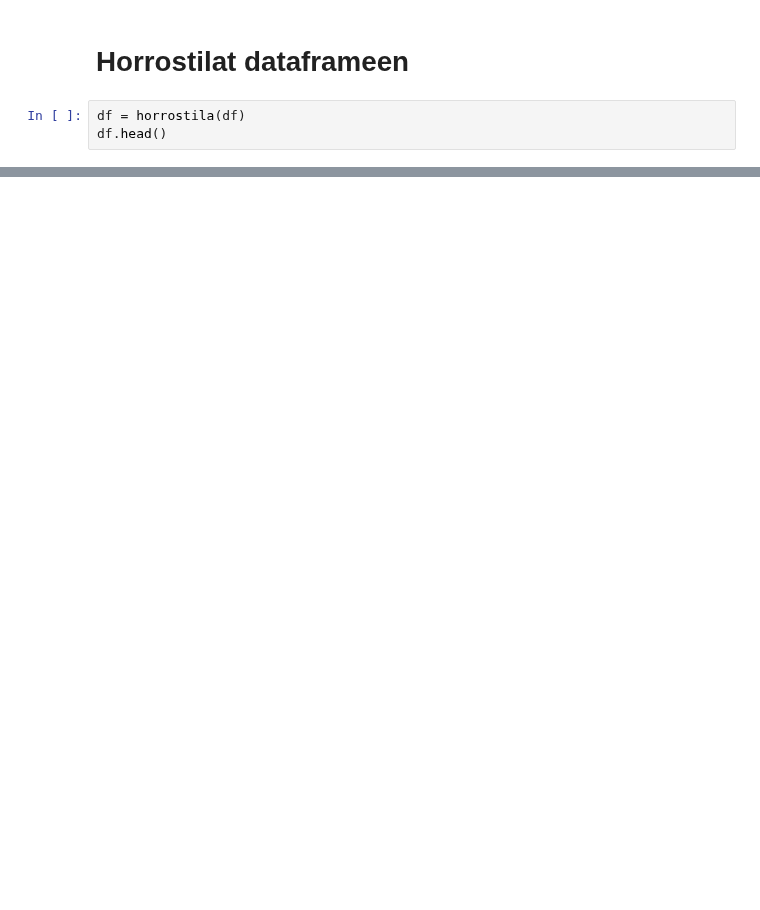
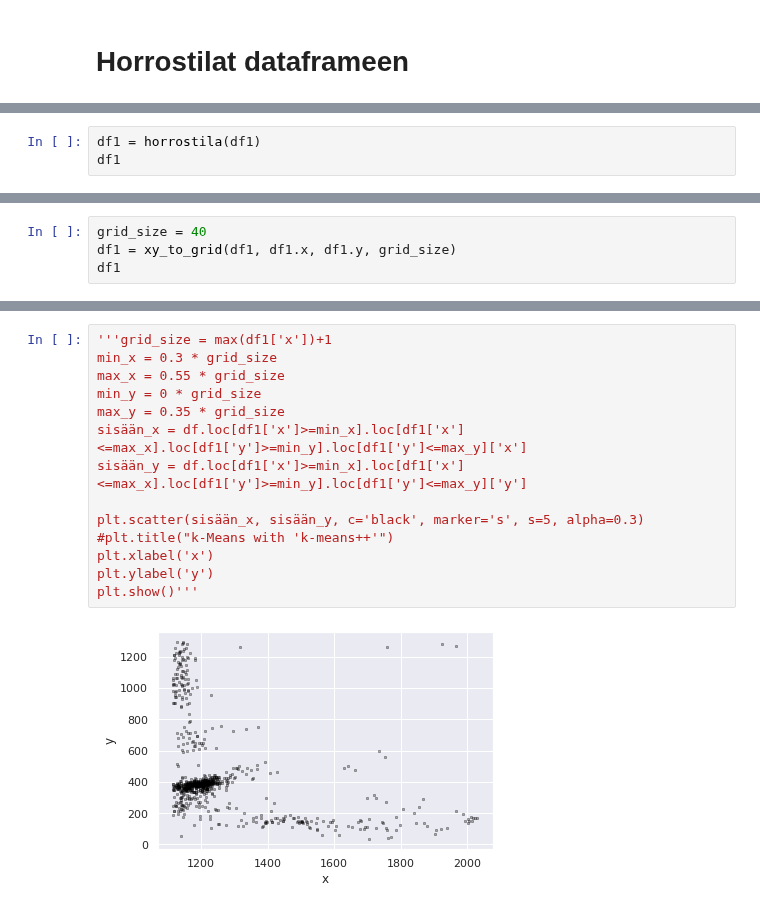
Before and after one commit to Erik-Eki/Project-2-machine-learning-applications, a Jupyter notebook: main2.ipynb, the cells around one changed output, grey strips where cells are left out. Drawn from its saved outputs; the diff is of its cells as text; blank space fills up the shorter version.

Commit message:
horrostila dokumentti ja piirto
Former-commit-id: d265fd76330940a1bb5dbc5db56d0debdd3d67c5

```diff
--- a/main2.ipynb
+++ b/main2.ipynb
@@ -129,5 +116,2 @@ df2.head(100)
 # %% [markdown]
 # Horrostilat dataframeen
-# %%
-df = horrostila(df)
-df.head()
@@ -140,0 +118,3 @@ df.head()
+# %%
+df1 = horrostila(df1)
+df1
@@ -140,0 +150,4 @@ df.head()
+# %%
+grid_size = 40
+df1 = xy_to_grid(df1, df1.x, df1.y, grid_size)
+df1
@@ -140,0 +168,16 @@ df.head()
+# %%
+'''grid_size = max(df1['x'])+1
+min_x = 0.3 * grid_size
+max_x = 0.55 * grid_size
+min_y = 0 * grid_size
+max_y = 0.35 * grid_size
+sisään_x = df.loc[df1['x']>=min_x].loc[df1['x']<=max_x].loc[df1['y']>=min_y].loc[df1['y']<=max_y]['x']
+sisään_y = df.loc[df1['x']>=min_x].loc[df1['x']<=max_x].loc[df1['y']>=min_y].loc[df1['y']<=max_y]['y']
+
+plt.scatter(sisään_x, sisään_y, c='black', marker='s', s=5, alpha=0.3)
+#plt.title("k-Means with 'k-means++'")
+plt.xlabel('x')
+plt.ylabel('y')
+plt.show()'''
+# %% [output]
+[figure, added]
```
Also changed, not shown: parts of 15 cells of this notebook, 2 other files.
